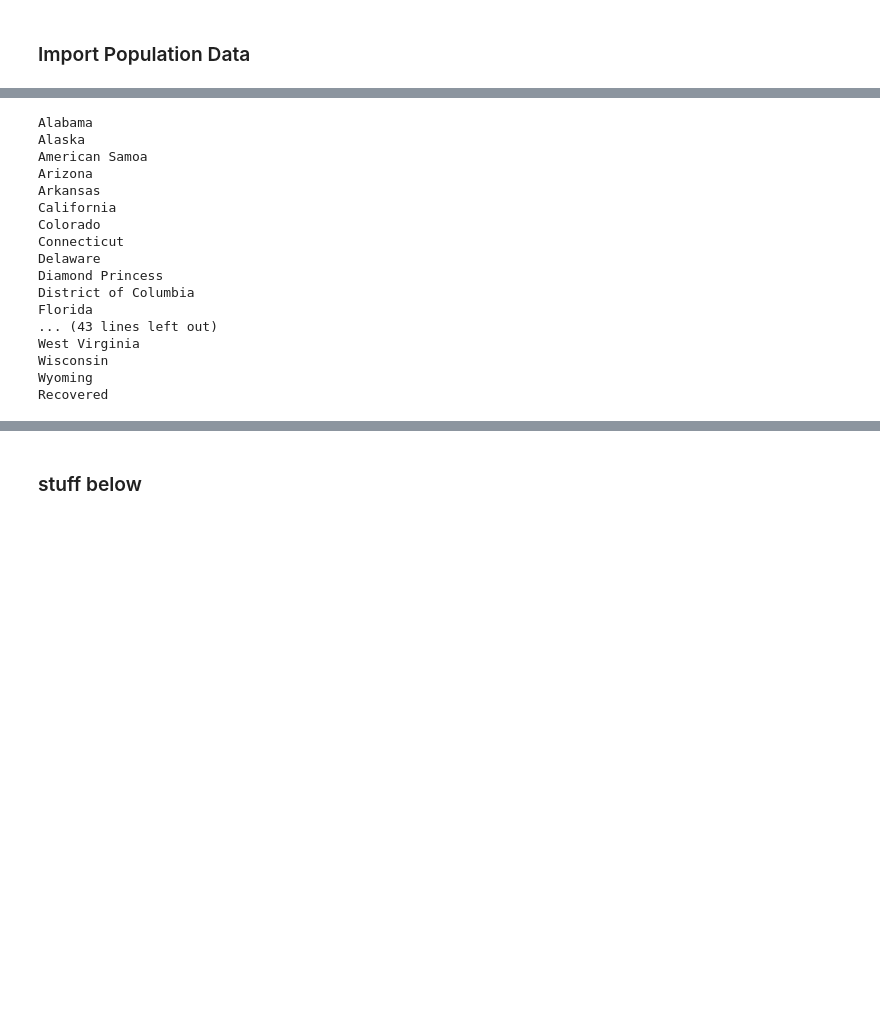
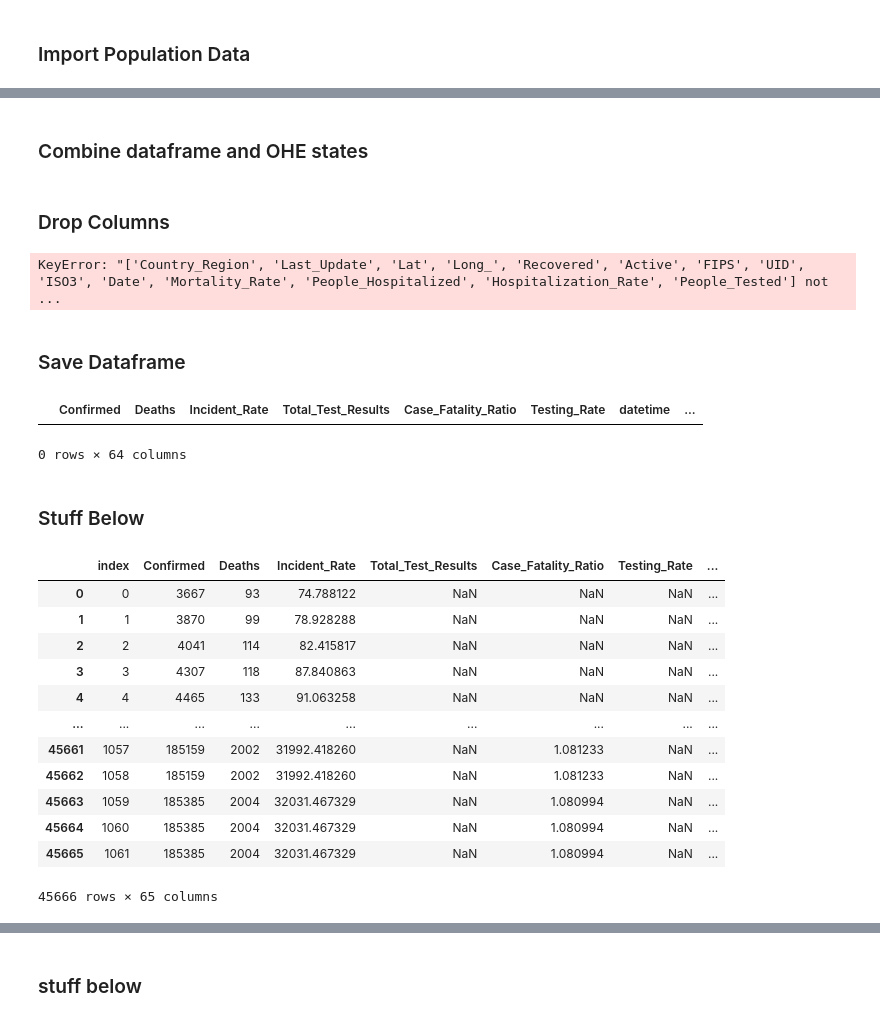
Before and after one commit to jaycee-pang/data200s-covid19, a Jupyter notebook: eda_sw.ipynb, the cells around one changed output, grey strips where cells are left out. Cells and saved outputs as stored; diff of their text form; code cells hidden in the pictures; blank space fills up the shorter version.

```diff
--- a/eda_sw.ipynb
+++ b/eda_sw.ipynb
@@ -299,21 +303,28 @@ state_dict['Recovered']
-# %%
-for state in state_dict.keys():
-    print(state)
-# %% [output]
-Alabama
-Alaska
-American Samoa
-Arizona
-Arkansas
-California
-Colorado
-Connecticut
-Delaware
-Diamond Princess
-District of Columbia
-Florida
-... (43 lines left out)
-West Virginia
-Wisconsin
-Wyoming
-Recovered
+# %% [markdown]
+### Combine dataframe and OHE states
+# %%
+for state in state_dict:
+    if state not in bad_states:
+        if state == 'Alabama':
+            master = state_dict[state]
+        else:
+            master = pd.concat([master, state_dict[state]])
+
+master = ohe(master, 'Province_State')
+# %% [markdown]
+### Drop Columns
+# %%
+# Columns not used
+master.drop(columns=['Country_Region', 'Last_Update', 'Lat', 'Long_', 'Recovered', 'Active', 'FIPS', 'UID', 'ISO3', 'Date', \
+                     'Mortality_Rate',  'People_Hospitalized', 'Hospitalization_Rate', 'People_Tested'], inplace=True)
+
+# Drop rows with NaNs
+# master.drop(master[master['Total_Test_Results'].isna()].index, inplace=True)
+# master.drop(master[master['Case_Fatality_Ratio'].isna()].index, inplace=True)
+# %% [output]
+KeyError: "['Country_Region', 'Last_Update', 'Lat', 'Long_', 'Recovered', 'Active', 'FIPS', 'UID', 'ISO3', 'Date', 'Mortality_Rate', 'People_Hospitalized', 'Hospitalization_Rate', 'People_Tested'] not ...
+# %%
+master.drop(master[master['Total_Test_Results'].isna()].index, inplace=True)
+master.drop(master[master['Case_Fatality_Ratio'].isna().]index, inplace=True)
+# %% [markdown]
+### Save Dataframe
@@ -319,0 +333,26 @@ Recovered
+# %%
+master
+# %% [output]
+|  | Confirmed | Deaths | Incident_Rate | Total_Test_Results | Case_Fatality_Ratio | Testing_Rate | datetime | ... |
+0 rows × 64 columns
+# %% [markdown]
+### Stuff Below
+# %%
+import copy
+
+master_copy = copy.deepcopy(master).reset_index()
+master_copy
+# %% [output]
+|  | index | Confirmed | Deaths | Incident_Rate | Total_Test_Results | Case_Fatality_Ratio | Testing_Rate | ... |
+| 0 | 0 | 3667 | 93 | 74.788122 | NaN | NaN | NaN | ... |
+| 1 | 1 | 3870 | 99 | 78.928288 | NaN | NaN | NaN | ... |
+| 2 | 2 | 4041 | 114 | 82.415817 | NaN | NaN | NaN | ... |
+| 3 | 3 | 4307 | 118 | 87.840863 | NaN | NaN | NaN | ... |
+| 4 | 4 | 4465 | 133 | 91.063258 | NaN | NaN | NaN | ... |
+| ... | ... | ... | ... | ... | ... | ... | ... | ... |
+| 45661 | 1057 | 185159 | 2002 | 31992.418260 | NaN | 1.081233 | NaN | ... |
+| 45662 | 1058 | 185159 | 2002 | 31992.418260 | NaN | 1.081233 | NaN | ... |
+| 45663 | 1059 | 185385 | 2004 | 32031.467329 | NaN | 1.080994 | NaN | ... |
+| 45664 | 1060 | 185385 | 2004 | 32031.467329 | NaN | 1.080994 | NaN | ... |
+| 45665 | 1061 | 185385 | 2004 | 32031.467329 | NaN | 1.080994 | NaN | ... |
+45666 rows × 65 columns
```
Also changed, not shown: parts of 25 cells of this notebook, 3 other files.
